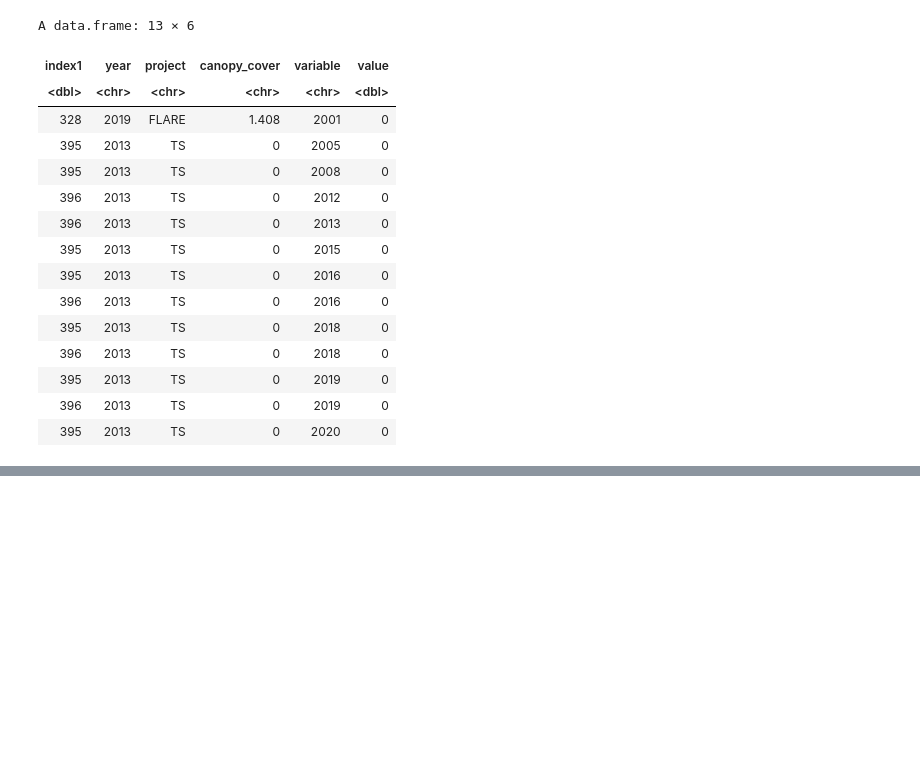
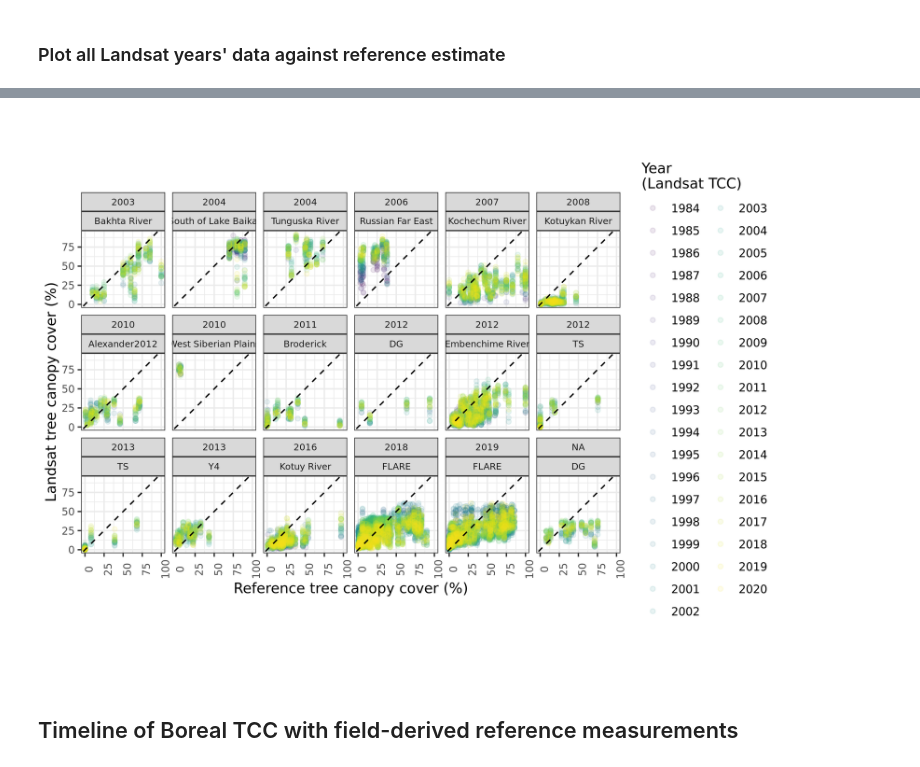
Before and after one commit to pahbs/maap_tools, a Jupyter notebook: notebooks/examine_siberia_tcc.ipynb, the cells around one changed output, grey strips where cells are left out. Cells and saved outputs as stored; diff of their text form; code cells hidden in the pictures; blank space fills up the shorter version.

```diff
--- a/notebooks/examine_siberia_tcc.ipynb
+++ b/notebooks/examine_siberia_tcc.ipynb
@@ -163,20 +129,3 @@ A data.frame: 6 × 52
-# %%
-kolyma_tcc.m %>% filter(value == 0)
-# %% [output]
-A data.frame: 13 × 6
-| index1 | year | project | canopy_cover | variable | value |
-| <dbl> | <chr> | <chr> | <chr> | <chr> | <dbl> |
-| 328 | 2019 | FLARE | 1.408 | 2001 | 0 |
-| 395 | 2013 | TS | 0 | 2005 | 0 |
-| 395 | 2013 | TS | 0 | 2008 | 0 |
-| 396 | 2013 | TS | 0 | 2012 | 0 |
-| 396 | 2013 | TS | 0 | 2013 | 0 |
-| 395 | 2013 | TS | 0 | 2015 | 0 |
-| 395 | 2013 | TS | 0 | 2016 | 0 |
-| 396 | 2013 | TS | 0 | 2016 | 0 |
-| 395 | 2013 | TS | 0 | 2018 | 0 |
-| 396 | 2013 | TS | 0 | 2018 | 0 |
-| 395 | 2013 | TS | 0 | 2019 | 0 |
-| 396 | 2013 | TS | 0 | 2019 | 0 |
-| 395 | 2013 | TS | 0 | 2020 | 0 |
+# %% [markdown]
+### Plot all Landsat years' data against reference estimate
 # %%
@@ -184,0 +134,19 @@ kolyma_tcc.m$variable <- gsub("tp_tcc", "", kolyma_tcc.m$variable)
+# %%
+options(repr.plot.width = 8, repr.plot.height = 6, repr.plot.res = 300)
+
+
+plots_tcc.m %>% #drop_na(names(eurasia_tcc)[grep("tp_tcc2", names(eurasia_tcc))]) %>%
+    as.data.frame() %>%
+    drop_na(canopy_cover) %>%
+    droplevels() %>%
+    ggplot(aes(x=as.numeric(canopy_cover), y=value, group=factor(canopy_cover))) +
+    #geom_pointrange(aes(ymin=min(value), ymax=max(value)), size=0.1) +
+    geom_point(aes(color=factor(variable)),  alpha=.1) +
+    scale_color_viridis_d(name='Year\n(Landsat TCC)') +
+    geom_abline(linetype='dashed') +
+    coord_equal() +
+    theme_bw() +
+    theme(axis.text.x=element_text(angle=90, size=8), axis.text.y = element_text(size=8), strip.text = element_text(size=7)) +
+    labs(x='Reference tree canopy cover (%)', y = 'Landsat tree canopy cover (%)') +
+    facet_wrap(year~group_name, ncol=6)
+# %% [output]
@@ -184,0 +155,3 @@ kolyma_tcc.m$variable <- gsub("tp_tcc", "", kolyma_tcc.m$variable)
+[figure, added]
+# %% [markdown]
+## Timeline of Boreal TCC with field-derived reference measurements
```
Also changed, not shown: parts of 25 cells of this notebook.
